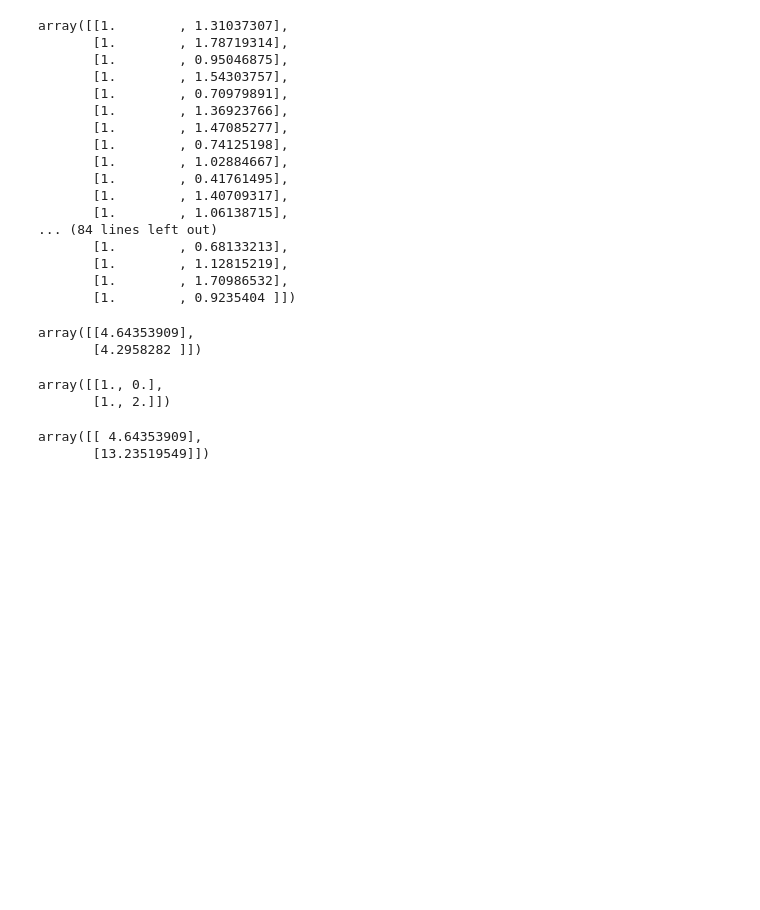
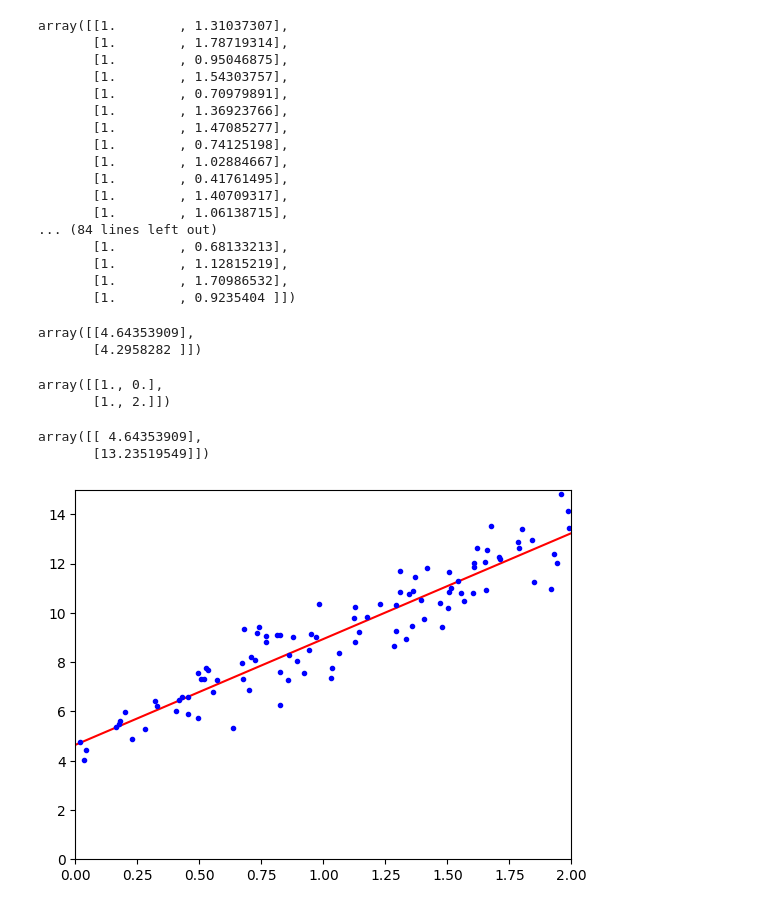
Before and after one commit to wang-lixiang/NLP, a Jupyter notebook: 线性回归.ipynb, the cells around one changed output. Cells and saved outputs as stored; diff of their text form; code cells hidden in the pictures; blank space fills up the shorter version.

```diff
--- a/线性回归.ipynb
+++ b/线性回归.ipynb
@@ -162,3 +162,11 @@ y_predict
 # %% [output]
 array([[ 4.64353909],
        [13.23519549]])
+# %%
+# 绘图进行展示真实的数据点和我们预测用的模型
+plt.plot(X_new, y_predict, 'r-') # 'r-' 表示用红色实线绘制。
+plt.plot(X, y, 'b.')   # 'b.' 表示用蓝色圆点绘制。
+plt.axis([0, 2, 0, 15]) # [0, 2, 0, 15] 表示x轴范围从0到2，y轴范围从0到15。
+plt.show()
+# %% [output]
+[figure, added]
```
